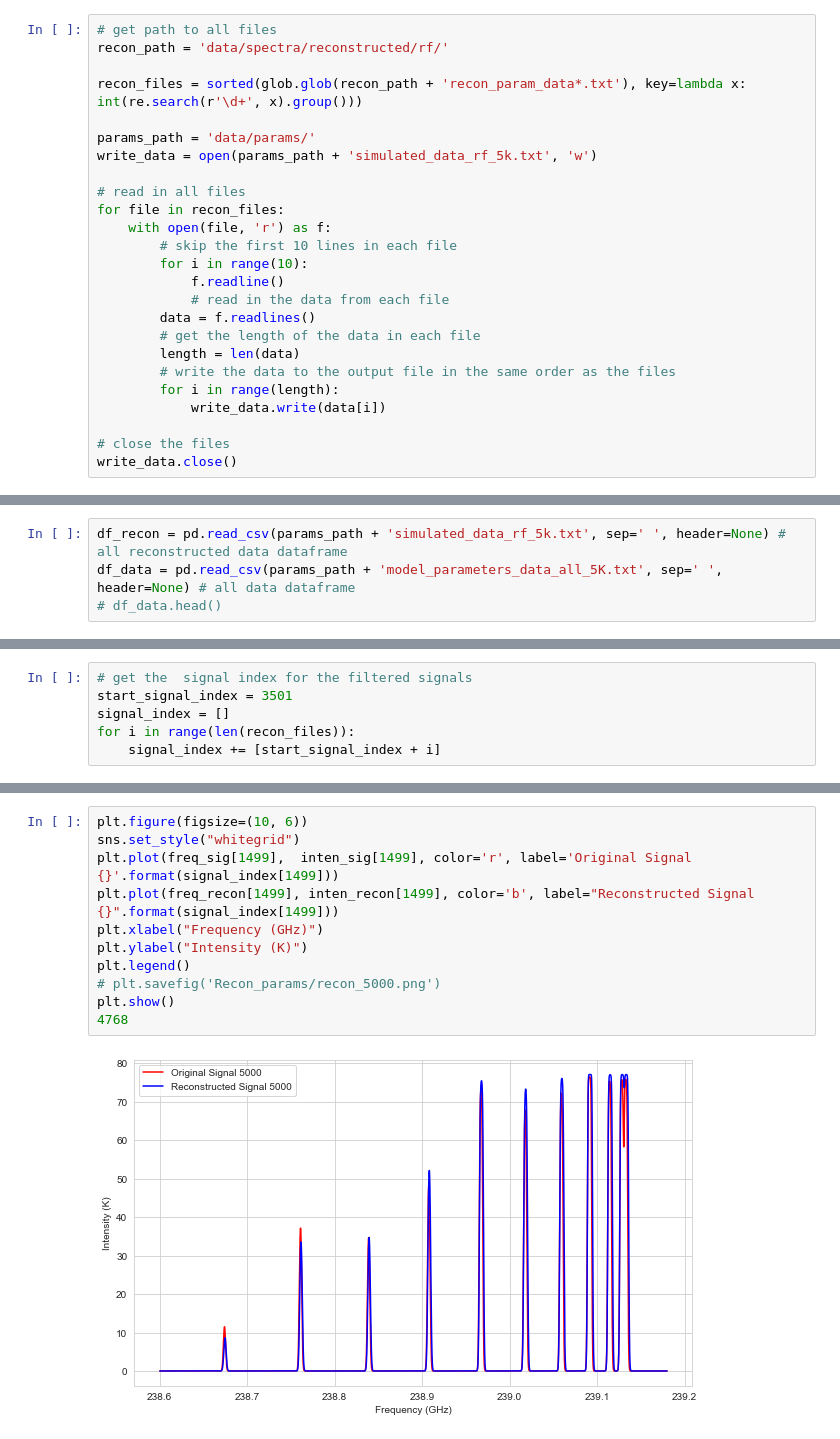
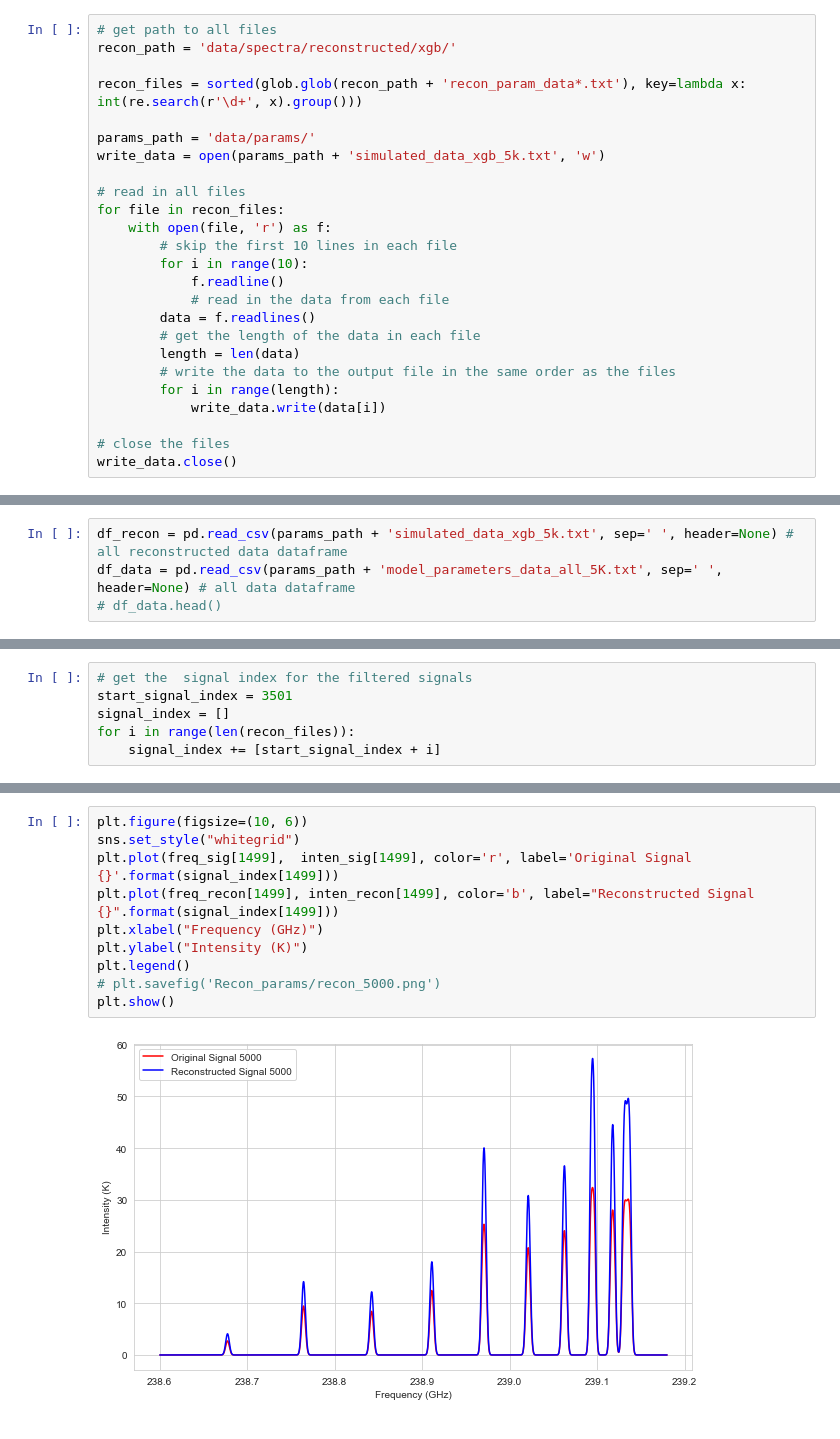
Before and after one commit to jpandeinge/wavelet_decomposition, a Jupyter notebook: v1_wavelet_reconstruction.ipynb, the cells around one changed output, grey strips where cells are left out. Cells and saved outputs as stored; diff of their text form.

```diff
--- a/v1_wavelet_reconstruction.ipynb
+++ b/v1_wavelet_reconstruction.ipynb
@@ -19,11 +19,11 @@ Get all the original files which with no filters
 # %%
 # get path to all files
-recon_path = 'data/spectra/reconstructed/rf/'
+recon_path = 'data/spectra/reconstructed/xgb/'
 
 recon_files = sorted(glob.glob(recon_path + 'recon_param_data*.txt'), key=lambda x: int(re.search(r'\d+', x).group()))
 
 params_path = 'data/params/'
-write_data = open(params_path + 'simulated_data_rf_5k.txt', 'w')
+write_data = open(params_path + 'simulated_data_xgb_5k.txt', 'w')
 
 # read in all files
 for file in recon_files:
@@ -56,7 +44,7 @@ write_data.close()
 # %% [markdown]
 #### Load the files
 # %%
-df_recon = pd.read_csv(params_path + 'simulated_data_rf_5k.txt', sep=' ', header=None) # all reconstructed data dataframe
+df_recon = pd.read_csv(params_path + 'simulated_data_xgb_5k.txt', sep=' ', header=None) # all reconstructed data dataframe
 df_data = pd.read_csv(params_path + 'model_parameters_data_all_5K.txt', sep=' ', header=None) # all data dataframe
 # df_data.head()
 # %%
@@ -272,13 +255,12 @@ plt.show()
 # %%
 plt.figure(figsize=(10, 6))
 sns.set_style("whitegrid")
 plt.plot(freq_sig[1499],  inten_sig[1499], color='r', label='Original Signal {}'.format(signal_index[1499]))
 plt.plot(freq_recon[1499], inten_recon[1499], color='b', label="Reconstructed Signal {}".format(signal_index[1499]))
 plt.xlabel("Frequency (GHz)")
 plt.ylabel("Intensity (K)")
 plt.legend()
 # plt.savefig('Recon_params/recon_5000.png')
 plt.show()
-4768
 # %% [output]
-[figure, old version]
+[figure, new version]
```
Also changed, not shown: parts of 17 cells of this notebook.
